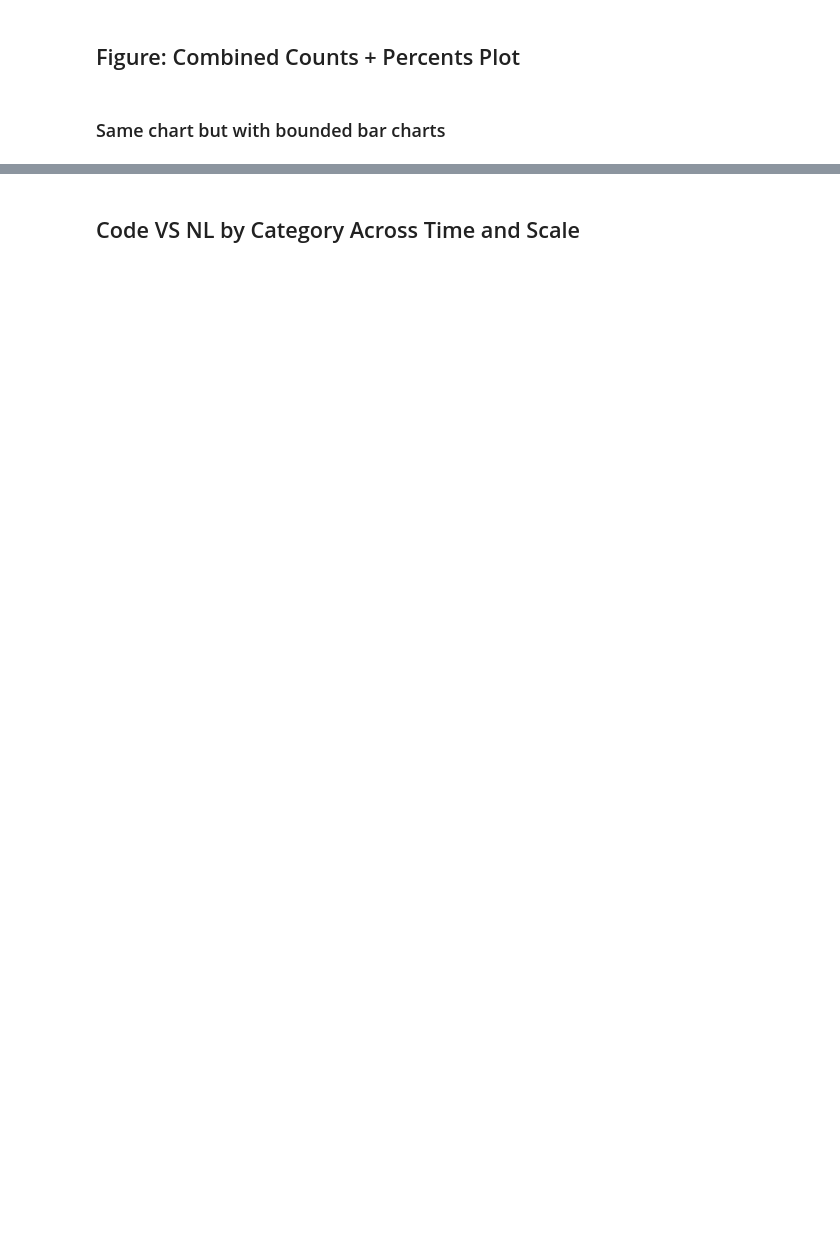
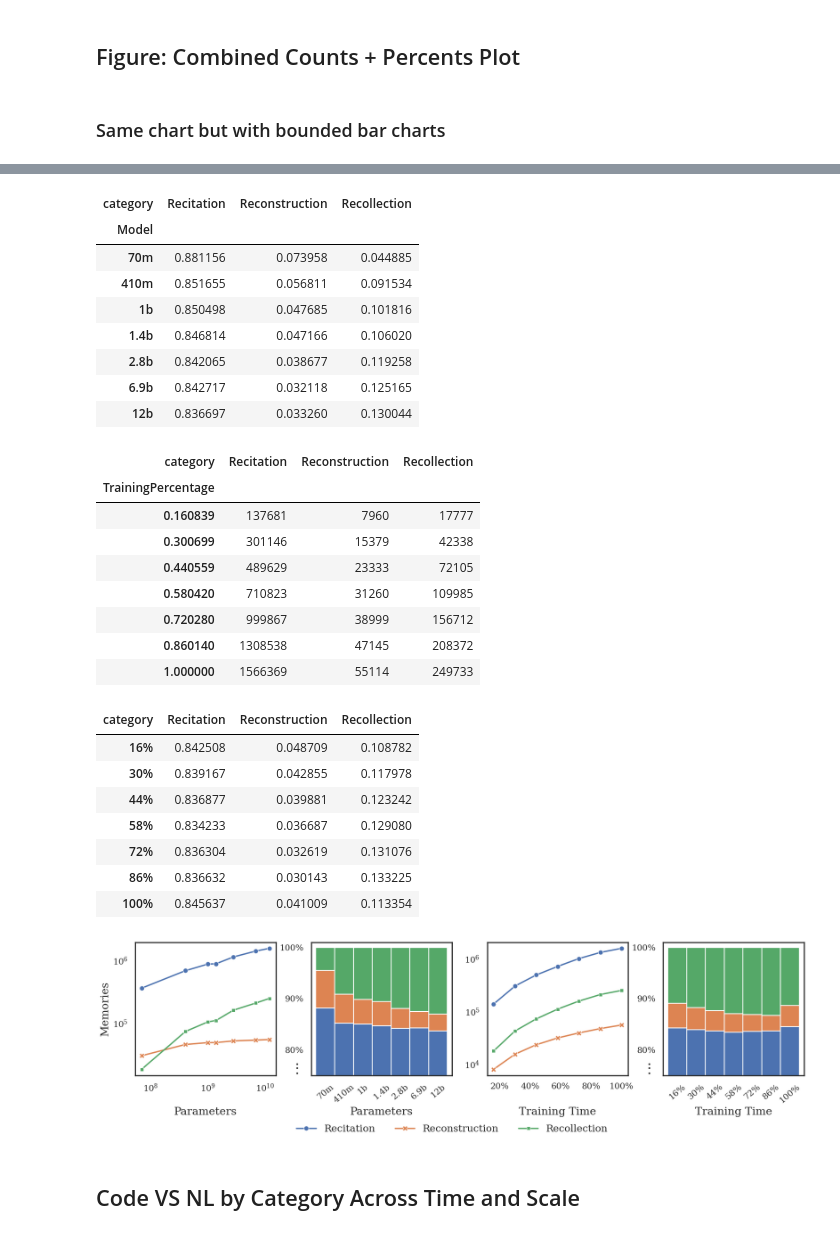
Before and after one commit to EleutherAI/semantic-memorization, a Jupyter notebook: working_dirs/kyle/results_analysis/results_analysis.ipynb, the cells around one changed output, grey strips where cells are left out. Drawn from its saved outputs; the diff is of its cells as text; code cells hidden in the pictures; blank space fills up the shorter version.

```diff
--- a/working_dirs/kyle/results_analysis/results_analysis.ipynb
+++ b/working_dirs/kyle/results_analysis/results_analysis.ipynb
@@ -43,6 +45,9 @@ print("Loading datasets...")
 print(f"Split sample size: {split_sample_size}")
 
 for split in tqdm(splits):
+    if split == "memories_deduped_12b.143000":
+        continue
+
     model = split.split("_")[-1]
     checkpoint = int(split.split(".")[-1]) if split.split(".")[-1][1].isnumeric() else 143000
     formatted_split_name = split.replace("memories_", "").replace("deduped_", "deduped.").replace("pile_", "")
@@ -51,7 +56,6 @@ for split in tqdm(splits):
         # continue # Don't load memories since they're unnecessary for the first part of the analysis
         memories_dataset[formatted_split_name] = load_dataset(dataset_path, split=f"{split}[:{split_sample_size}]" if split_sample_size else split)
     else:
-        # continue
         pile_dataset[formatted_split_name] = load_dataset(dataset_path, split=f"{split}[:{split_sample_size}]" if split_sample_size else split)
 
 display(memories_dataset)
@@ -68,6 +109,15 @@ split_to_param_count = {
     "12b": 12000000000,
 }
 # %%
+def set_type(nl_score):
+    if nl_score <= 0.4:
+        return "Code"
+
+    if nl_score >= 0.525:
+        return "NL"
+
+    return "Uncertain"
+
 def get_frame_from_split(dataset, split_name, is_pile_sample):
     current_frame = dataset[split].to_pandas()
     current_frame.drop(columns=columns_to_drop, inplace=True)
@@ -81,6 +131,7 @@ def get_frame_from_split(dataset, split_name, is_pile_sample):
     current_frame["Memorized"] = current_frame["memorization_score"] >= 1
     current_frame["IsPileSample"] = is_pile_sample
     current_frame["IsCode"] = current_frame["nl_scores"].apply(lambda x: x <= 0.45)
+    current_frame["CodeType"] = current_frame["nl_scores"].apply(set_type)
     return current_frame
 
 
@@ -120,8 +218,9 @@ combined_dataframe.value_counts(["Model", "Checkpoint", "category"])
 # %% [markdown]
 ## Plot Graphs
 # %%
-# harcoded order
+# hardcoded order
 categories = ["Recitation", "Reconstruction", "Recollection"]
+TICK_SIZE = 14
 # %% [markdown]
 ### Figure: Count and Memories by Taxonomy Across Time and Scale
 # %%
@@ -202,13 +373,13 @@ percents_figure_y_ticks = [0.8, 0.9, 1]
 # set figure 1
 display(counts_frame_scale)
 sns.lineplot(ax=axes[0], data=counts_frame_scale, dashes=False, markers=True, markersize=8)
-axes[0].tick_params(axis='x', rotation=20, labelsize=10)
+axes[0].tick_params(axis="x", labelsize=TICK_SIZE)
 axes[0].set_yscale("log")
 axes[0].set_xscale("log")
-axes[0].tick_params(axis='y', labelsize=10)
+axes[0].tick_params(axis="y", labelsize=TICK_SIZE)
 axes[0].set_ylabel("Memories")
 axes[0].set_xlabel("Parameters")
-axes[0].legend(loc='upper center', bbox_to_anchor=(2.25, -0.3), ncol=4, frameon=False)
+axes[0].legend(loc="upper center", bbox_to_anchor=(2.25, -0.3), ncol=4, frameon=False)
 
 # set figure 2
 display(percents_frame_scale)
@@ -221,24 +392,24 @@ percents_frame_scale.plot.bar(
 axes[1].yaxis.set_major_formatter(plt.FuncFormatter(lambda x, loc: "{:,}%".format(int(x * 100))))
 axes[1].set_ylim(percents_figure_y_lim)
 axes[1].set_yticks(percents_figure_y_ticks)
-axes[1].tick_params(axis='x', rotation=20, labelsize=10)
-axes[1].tick_params(axis='y', labelsize=10)
+axes[1].tick_params(axis="x", rotation=40, labelsize=TICK_SIZE)
+axes[1].tick_params(axis="y", labelsize=TICK_SIZE)
 axes[1].set_xlabel("Parameters")
 axes[1].get_legend().remove()
 
 # Add ...
 trans = transforms.blended_transform_factory(axes[1].transData, axes[1].transAxes)
-axes[1].text(-1.5, 0.16, ".", fontsize=24, transform=trans, ha='center', va='top')
-axes[1].text(-1.5, 0.13, ".", fontsize=24, transform=trans, ha='center', va='top')
-axes[1].text(-1.5, 0.09, ".", fontsize=24, transform=trans, ha='center', va='top')
+axes[1].text(-1.5, 0.16, ".", fontsize=24, transform=trans, ha="center", va="top")
+axes[1].text(-1.5, 0.13, ".", fontsize=24, transform=trans, ha="center", va="top")
+axes[1].text(-1.5, 0.09, ".", fontsize=24, transform=trans, ha="center", va="top")
 
 # set figure 3
 display(counts_frame_time)
 sns.lineplot(ax=axes[2], data=counts_frame_time, dashes=False, markers=True, markersize=8)
 axes[2].set_yscale("log")
-axes[2].tick_params(axis='x', labelsize=10)
-axes[2].tick_params(axis='y', labelsize=10)
-axes[2].tick_params(axis='x', rotation=30)
+axes[2].tick_params(axis="x", labelsize=TICK_SIZE)
+axes[2].tick_params(axis="y", labelsize=TICK_SIZE)
+# axes[2].tick_params(axis="x", rotation=40)
 axes[2].set_xlabel("Training Time")
 axes[2].xaxis.set_major_formatter(PercentFormatter(1))
 axes[2].legend().remove()
@@ -254,20 +425,24 @@ percents_frame_time.plot.bar(
 axes[3].yaxis.set_major_formatter(plt.FuncFormatter(lambda x, loc: "{:,}%".format(int(x * 100))))
 axes[3].set_ylim(percents_figure_y_lim)
 axes[3].set_yticks(percents_figure_y_ticks)
-axes[3].tick_params(axis='x', rotation=20, labelsize=10)
-axes[3].tick_params(axis='y', labelsize=10)
+axes[3].tick_params(axis="x", rotation=40, labelsize=TICK_SIZE)
+axes[3].tick_params(axis="y", labelsize=TICK_SIZE)
 axes[3].set_xlabel("Training Time")
 axes[3].get_legend().remove()
 
 # Add ...
 trans = transforms.blended_transform_factory(axes[3].transData, axes[3].transAxes)
-axes[3].text(-1.5, 0.16, ".", fontsize=24, transform=trans, ha='center', va='top')
-axes[3].text(-1.5, 0.13, ".", fontsize=24, transform=trans, ha='center', va='top')
-axes[3].text(-1.5, 0.09, ".", fontsize=24, transform=trans, ha='center', va='top')
+axes[3].text(-1.5, 0.16, ".", fontsize=24, transform=trans, ha="center", va="top")
+axes[3].text(-1.5, 0.13, ".", fontsize=24, transform=trans, ha="center", va="top")
+axes[3].text(-1.5, 0.09, ".", fontsize=24, transform=trans, ha="center", va="top")
 
 
 # make all the x labels have the same height
 fig.align_xlabels()
 
+# add padding between the plots
+fig.subplots_adjust(wspace=0.25)
+
 # Save the figure
 fig.savefig(f"{figures_path}/categories_counts_percents_across_time+scale_bounded_bars.pdf", bbox_inches="tight")
+# %% [output]
@@ -274,3 +458,30 @@ fig.savefig(f"{figures_path}/categories_counts_percents_across_time+scale_bounde
+| category | Recitation | Reconstruction | Recollection |
+| Model |  |  |  |
+| 70m | 0.881156 | 0.073958 | 0.044885 |
+| 410m | 0.851655 | 0.056811 | 0.091534 |
+| 1b | 0.850498 | 0.047685 | 0.101816 |
+| 1.4b | 0.846814 | 0.047166 | 0.106020 |
+| 2.8b | 0.842065 | 0.038677 | 0.119258 |
+| 6.9b | 0.842717 | 0.032118 | 0.125165 |
+| 12b | 0.836697 | 0.033260 | 0.130044 |
+| category | Recitation | Reconstruction | Recollection |
+| TrainingPercentage |  |  |  |
+| 0.160839 | 137681 | 7960 | 17777 |
+| 0.300699 | 301146 | 15379 | 42338 |
+| 0.440559 | 489629 | 23333 | 72105 |
+| 0.580420 | 710823 | 31260 | 109985 |
+| 0.720280 | 999867 | 38999 | 156712 |
+| 0.860140 | 1308538 | 47145 | 208372 |
+| 1.000000 | 1566369 | 55114 | 249733 |
+| category | Recitation | Reconstruction | Recollection |
+| 16% | 0.842508 | 0.048709 | 0.108782 |
+| 30% | 0.839167 | 0.042855 | 0.117978 |
+| 44% | 0.836877 | 0.039881 | 0.123242 |
+| 58% | 0.834233 | 0.036687 | 0.129080 |
+| 72% | 0.836304 | 0.032619 | 0.131076 |
+| 86% | 0.836632 | 0.030143 | 0.133225 |
+| 100% | 0.845637 | 0.041009 | 0.113354 |
+[figure, added]
 # %% [markdown]
 ## Code VS NL by Category Across Time and Scale
 # %%
```
Also changed, not shown: parts of 25 cells of this notebook, 5 other files.
